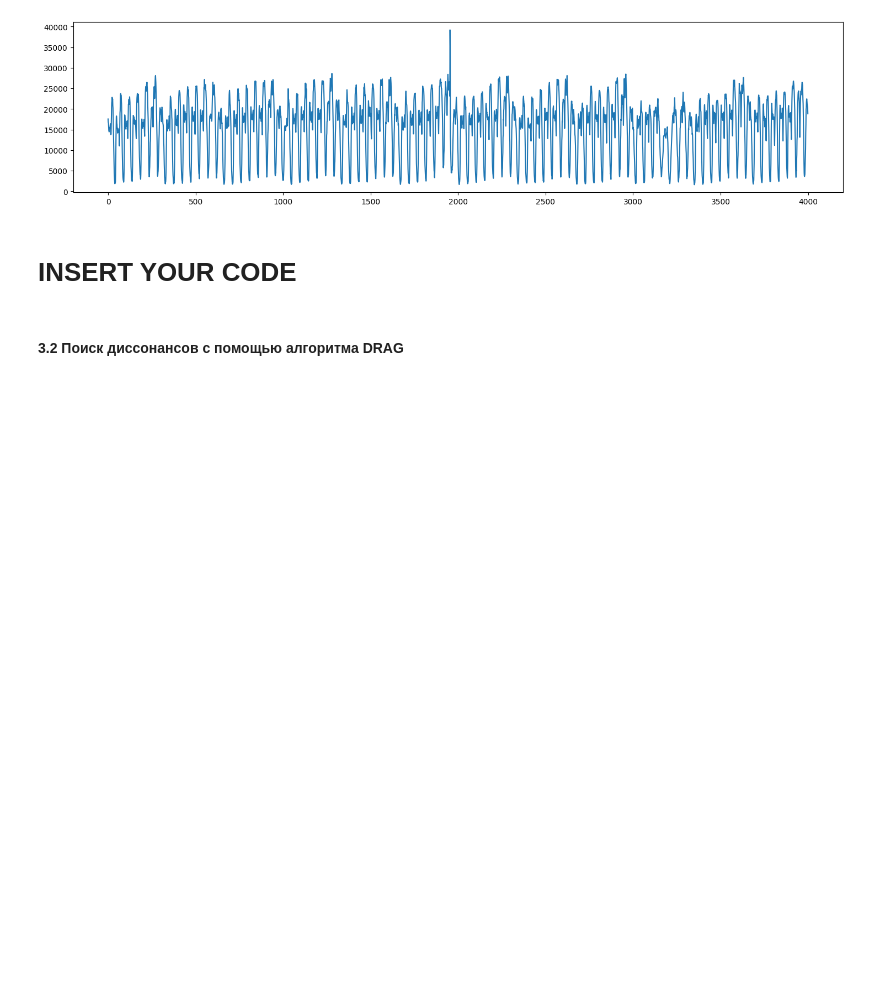
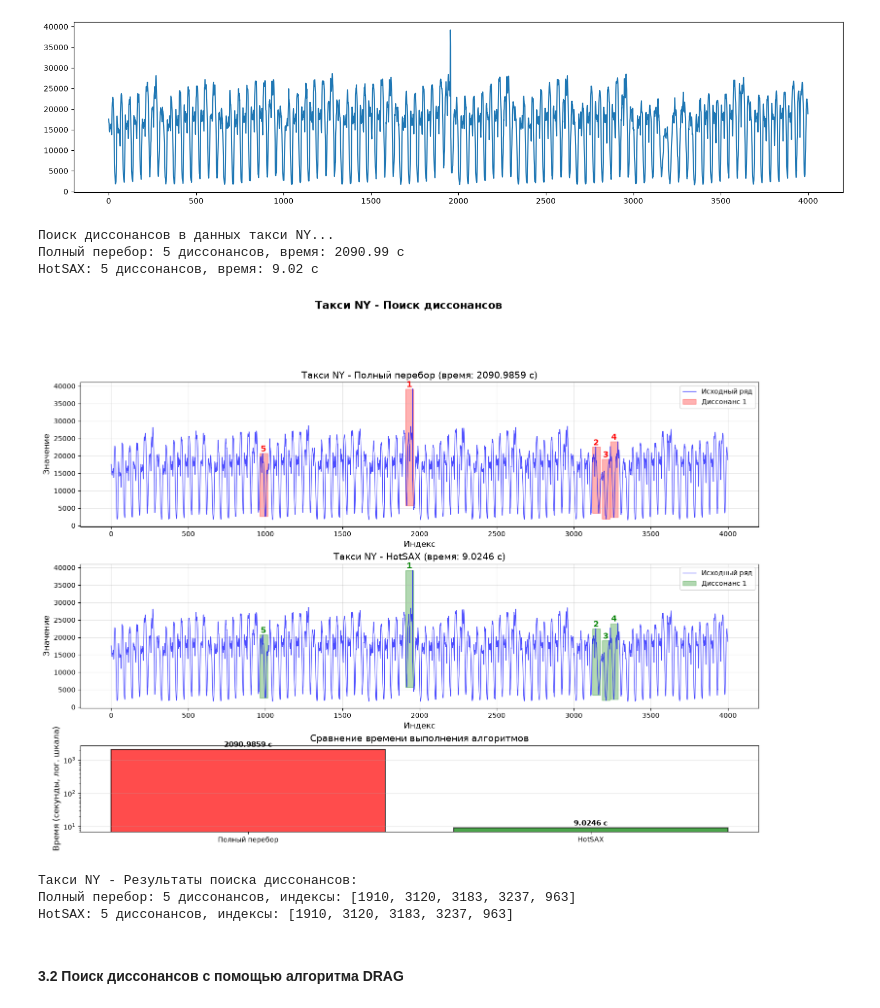
Before and after one commit to ke103rga/2026-Razuev-TimeSeriesCourse, a Jupyter notebook: practice/03 Discords/03 Discords.ipynb, the cells around one changed output. Cells and saved outputs as stored; diff of their text form; code cells hidden in the pictures; blank space fills up the shorter version.

```diff
--- a/practice/03 Discords/03 Discords.ipynb
+++ b/practice/03 Discords/03 Discords.ipynb
@@ -83,7 +271,50 @@ plt.plot(nyc_taxi)
 # %% [output]
 [<matplotlib.lines.Line2D at 0x...>]
 [figure]
-# %% [markdown]
-# INSERT YOUR CODE
+# %%
+nyc_taxi_data = nyc_taxi.flatten()
+size_sub_ny = 50
+num_discords_ny = 5
+
+# Полный перебор для такси
+print("Поиск диссонансов в данных такси NY...")
+start_bf_ny = time()
+discords_brute_force_ny = np.stack(find_discords_brute_force(nyc_taxi_data, size_sub_ny, num_discords_ny))
+end_bf_ny = time()
+time_bf_ny = end_bf_ny - start_bf_ny
+print(f"Полный перебор: {len(discords_brute_force_ny)} диссонансов, время: {time_bf_ny:.2f} с")
+
+# HotSAX для такси
+start_hs_ny = time()
+discords_hotsax_ny = np.stack(find_discords_hotsax(nyc_taxi_data, win_size=size_sub_ny,
+                                                    num_discords=num_discords_ny,
+                                                    alphabet_size=3, paa_size=3))
+end_hs_ny = time()
+time_hs_ny = end_hs_ny - start_hs_ny
+print(f"HotSAX: {len(discords_hotsax_ny)} диссонансов, время: {time_hs_ny:.2f} с")
+# %% [output]
+Поиск диссонансов в данных такси NY...
+Полный перебор: 5 диссонансов, время: 2090.99 с
+HotSAX: 5 диссонансов, время: 9.02 с
+# %%
+discords_bf_ny_formatted = ensure_discords_format(discords_brute_force_ny)
+discords_hotsax_ny_formatted = ensure_discords_format(discords_hotsax_ny)
+
+# Используем функцию для визуализации данных такси
+visualize_discords(
+    data=nyc_taxi_data,
+    discords_bf=discords_bf_ny_formatted,
+    discords_hotsax=discords_hotsax_ny_formatted,
+    time_bf=time_bf_ny,
+    time_hotsax=time_hs_ny,
+    window_size=size_sub_ny,
+    title_prefix="Такси NY - ",
+    figsize=(18, 12)
+)
+# %% [output]
+[figure, added]
+Такси NY - Результаты поиска диссонансов:
+Полный перебор: 5 диссонансов, индексы: [1910, 3120, 3183, 3237, 963]
+HotSAX: 5 диссонансов, индексы: [1910, 3120, 3183, 3237, 963]
 # %% [markdown]
 #### **3.2 Поиск диссонансов с помощью алгоритма DRAG**
```
Also changed, not shown: parts of 28 cells of this notebook, 1 other file.
